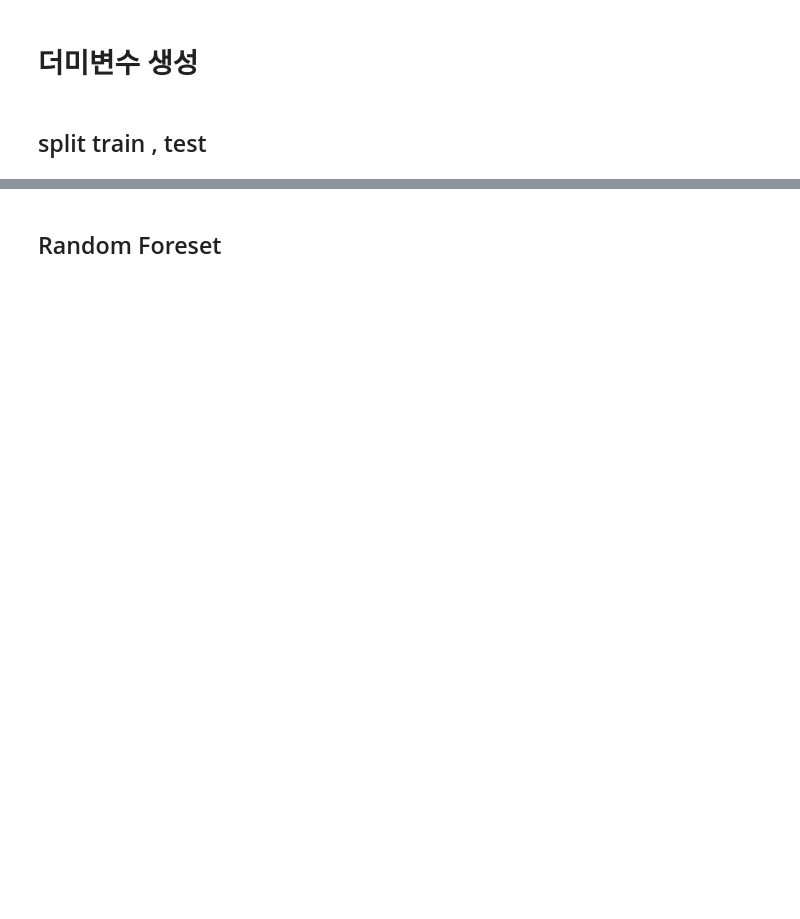
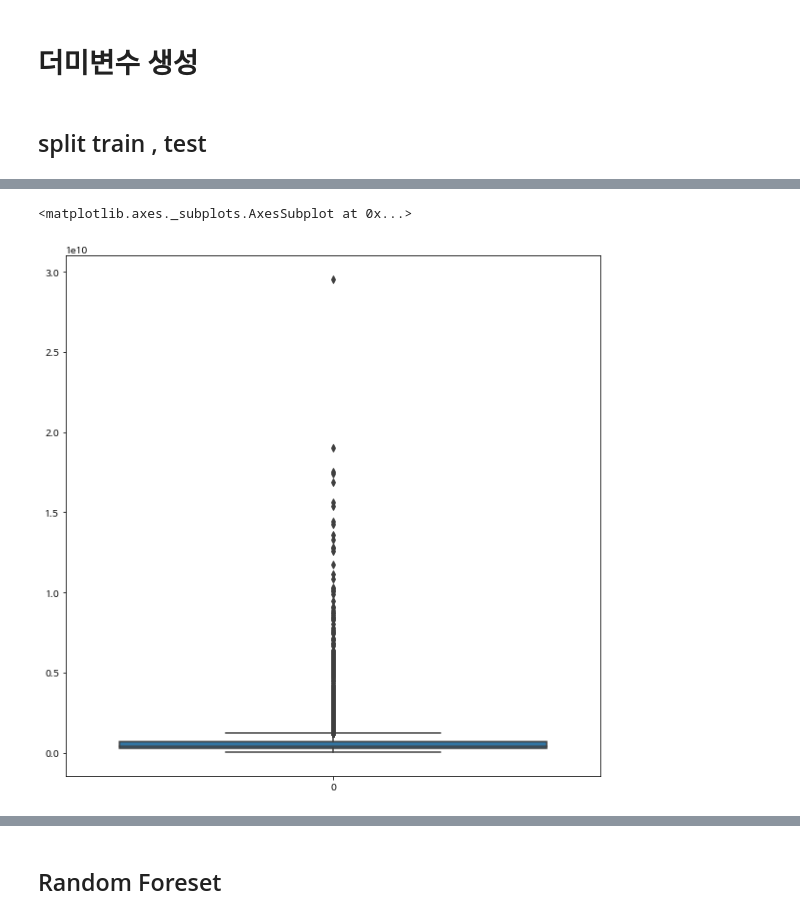
Before and after one commit to HayeonKimm/project, a Jupyter notebook: Project/Machine-Learning/toy_machine_pjt/서울_주택가격_예측해보기(토이).ipynb, the cells around one changed output, grey strips where cells are left out. Saved outputs shown, nothing was run; the diff lists cells and outputs as text; code cells hidden in the pictures; blank space fills up the shorter version.

```diff
--- a/Project/Machine-Learning/toy_machine_pjt/서울_주택가격_예측해보기(토이).ipynb
+++ b/Project/Machine-Learning/toy_machine_pjt/서울_주택가격_예측해보기(토이).ipynb
@@ -368,2 +373,5 @@ df['건폐율'] = np.where(df.사용승인일<1900,'0',
+# %%
+df2=df.drop('용도지구',1)
+df2=pd.get_dummies(df2, columns = ['시군구'	,'건물용도',	'용도지역','주위환경'	])
 # %% [markdown]
 # 더미변수 생성
@@ -391,0 +394,6 @@ x_test.shape)
+# %%
+plt.figure(figsize=(10,10))
+sns.boxplot(data=df2['주택공시가격'])
+# %% [output]
+<matplotlib.axes._subplots.AxesSubplot at 0x...>
+[figure, added]
```
Also changed, not shown: parts of 14 cells of this notebook.
